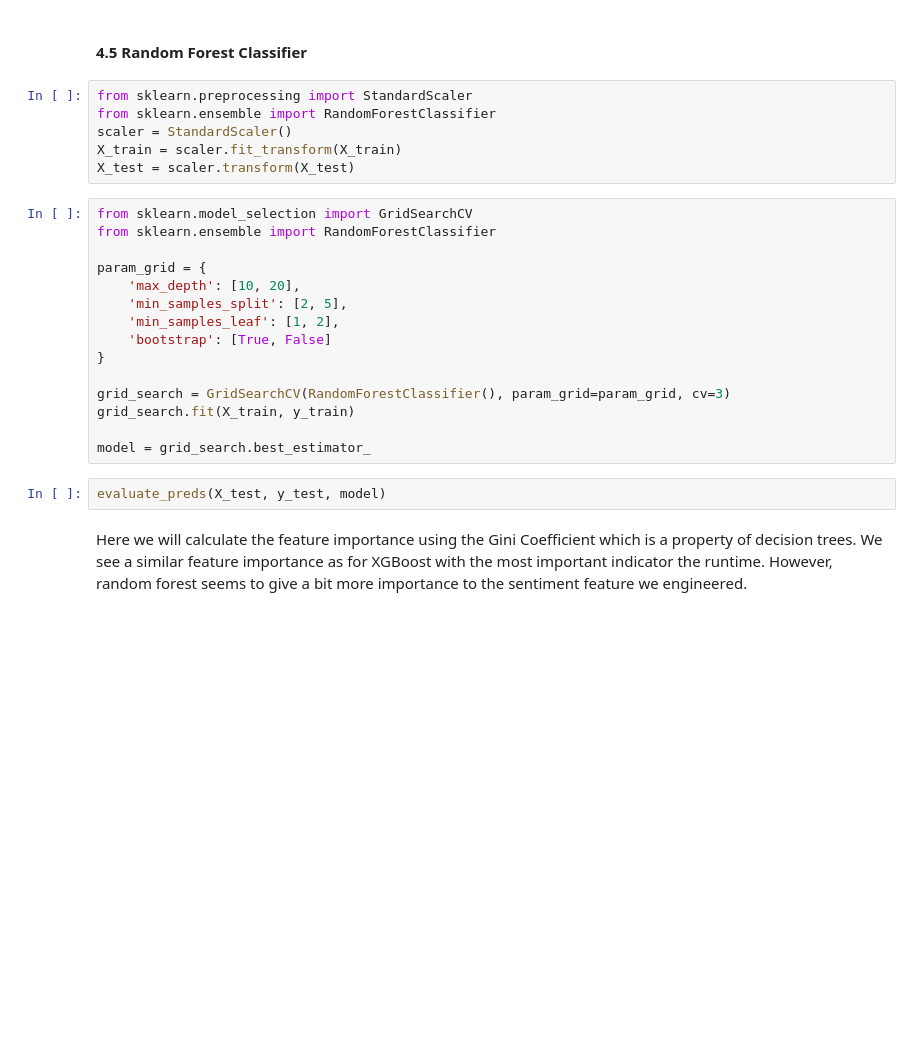
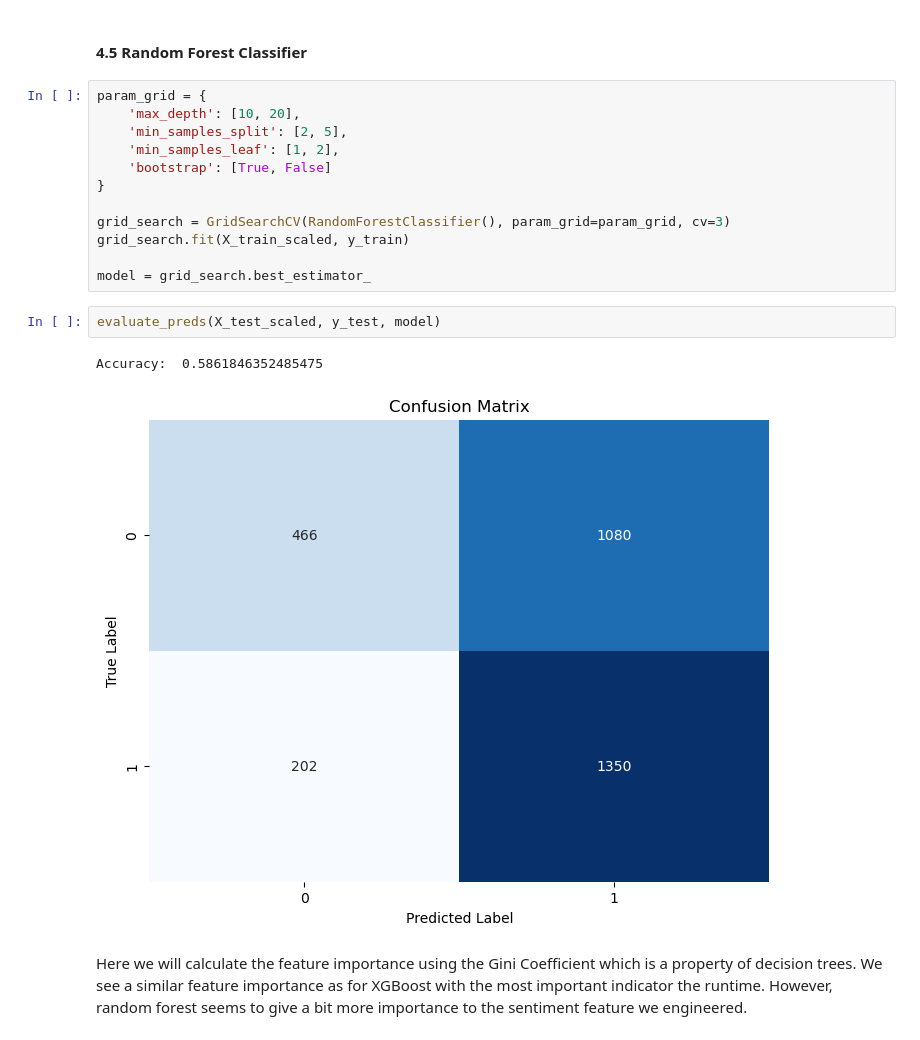
Before and after one commit to EliasMondelaers/datamanagementProject, a Jupyter notebook: Modeling.ipynb, the cells around one changed output. Saved outputs shown, nothing was run; the diff lists cells and outputs as text; blank space fills up the shorter version.

```diff
--- a/Modeling.ipynb
+++ b/Modeling.ipynb
@@ -468,16 +447,7 @@ Accuracy:  0.7185280826339574
 [figure]
 # %% [markdown]
 #### 4.5 Random Forest Classifier
-# %%
-from sklearn.preprocessing import StandardScaler
-from sklearn.ensemble import RandomForestClassifier
-scaler = StandardScaler()
-X_train = scaler.fit_transform(X_train)
-X_test = scaler.transform(X_test)
 # %%
-from sklearn.model_selection import GridSearchCV
-from sklearn.ensemble import RandomForestClassifier
-
 param_grid = {
     'max_depth': [10, 20],
     'min_samples_split': [2, 5],
@@ -486,11 +456,14 @@ param_grid = {
 }
 
 grid_search = GridSearchCV(RandomForestClassifier(), param_grid=param_grid, cv=3)
-grid_search.fit(X_train, y_train)
+grid_search.fit(X_train_scaled, y_train)
 
 model = grid_search.best_estimator_
 # %%
-evaluate_preds(X_test, y_test, model)
+evaluate_preds(X_test_scaled, y_test, model)
+# %% [output]
+Accuracy:  0.5861846352485475
+[figure, added]
 # %% [markdown]
 Here we will calculate the feature importance using the Gini Coefficient which is a property of decision trees. We see a similar feature importance as for XGBoost with the most important indicator the runtime. However, random forest seems to give a bit more importance to the sentiment feature we engineered.
 # %%
```
Also changed, not shown: parts of 31 cells of this notebook.
